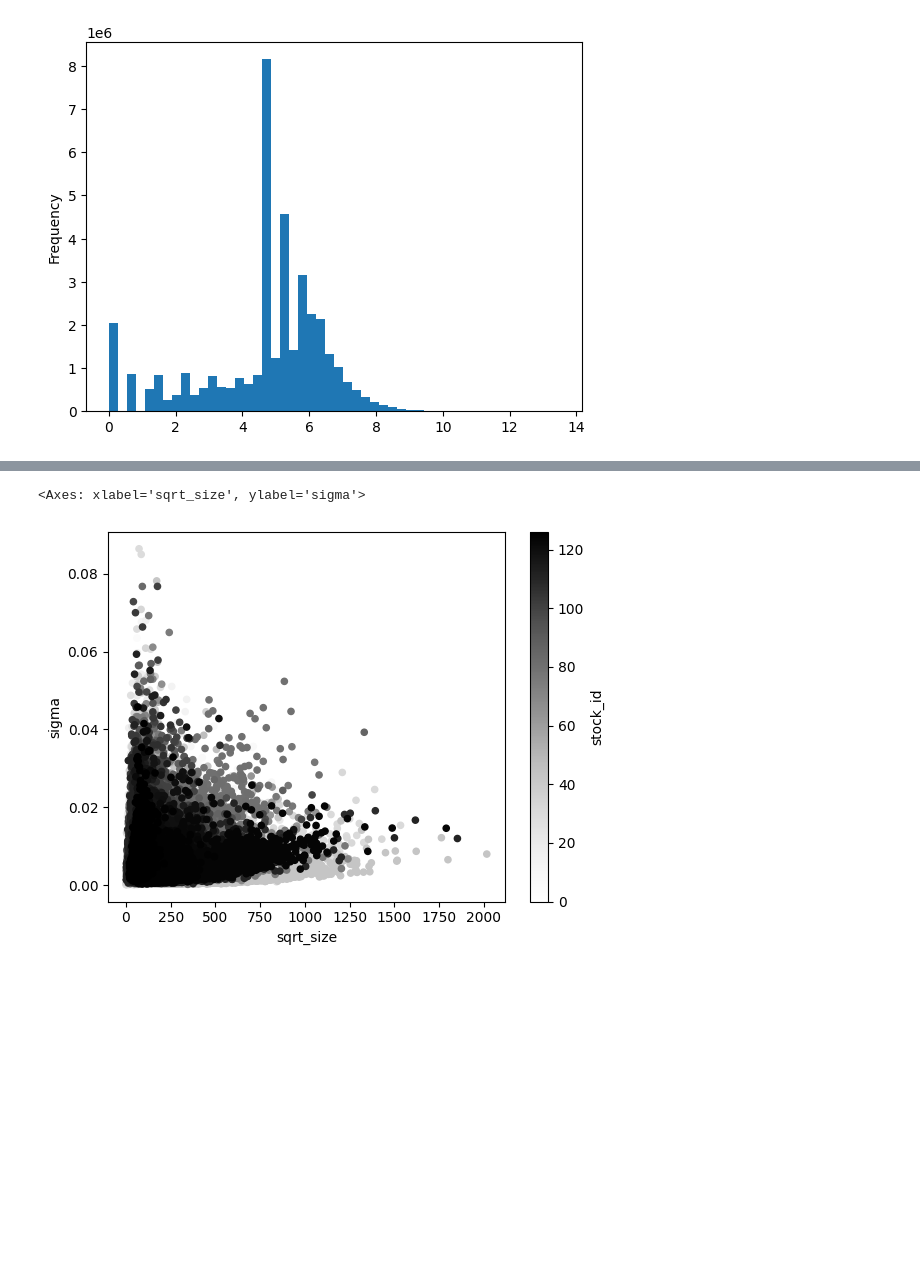
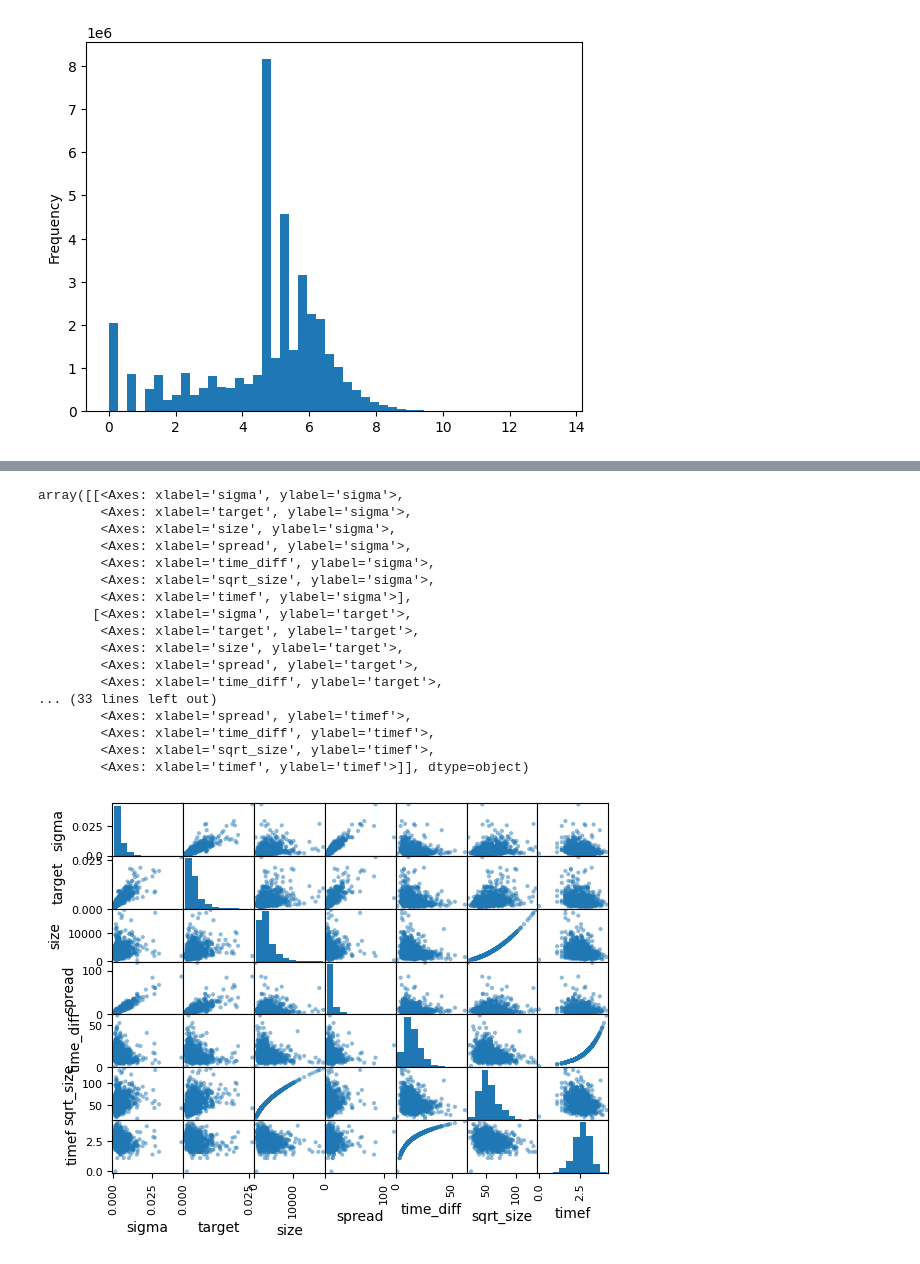
Before and after one commit to petepony/meow_meow, a Jupyter notebook: data_cleanup.ipynb, the cells around one changed output, grey strips where cells are left out. Drawn from its saved outputs; the diff is of its cells as text; code cells hidden in the pictures; blank space fills up the shorter version.

```diff
--- a/data_cleanup.ipynb
+++ b/data_cleanup.ipynb
@@ -27,3 +27,10 @@ np.log(df.time_diff.value_counts()).plot.hist(bins = 50)
 [figure]
 # %%
 #meow moew
+# %%
+target = pd.read_csv("baseline.csv",index_col="Unnamed: 0")
+
+
+
+gb = df.groupby(by=['stock_id', 'time_id']).agg({"size":"sum", "spread": "mean","time_diff":"max"})
+gb['log_time_diff'] = np.log(gb.time_diff)
@@ -30,15 +39,9 @@ np.log(df.time_diff.value_counts()).plot.hist(bins = 50)
+# %%
+avg_per_stock = target.groupby('stock_id')['log_time_diff'].transform('mean')
+# %%
+target['timefunc'] = np.abs(target['log_time_diff']- avg_per_stock)**.5
+
+
+#timef = gb.apply(func = timefunc, axis=1)
 # %%
-target = pd.read_csv("past_vols.csv",index_col="Unnamed: 0")
-
-df.head()
-
-df_size = df['size']
-
-
-
-gb = df.groupby(by=['stock_id', 'time_id']).agg({"size":"sum", "spread": "mean","time_diff":"max"})
-
-target = target.merge(gb.reset_index())
-
-target['sqrt_size'] = np.sqrt(target['size'])
-target['timef'] = np.log(target['time_diff'])
+target.timefunc.describe()
@@ -61,8 +74,25 @@ target.plot.scatter(x="spread", y="sigma",c= "stock_id")
 # %%
-target.plot.scatter(x="sqrt_size", y="sigma",c= "stock_id")
+
+pd.plotting.scatter_matrix(target.head(1000).drop(columns=['stock_id','time_id']))
 
 #Size low corr with sigma: prob due to low corr size ~ volume
 # %% [output]
-<Axes: xlabel='sqrt_size', ylabel='sigma'>
+array([[<Axes: xlabel='sigma', ylabel='sigma'>,
+        <Axes: xlabel='target', ylabel='sigma'>,
+        <Axes: xlabel='size', ylabel='sigma'>,
+        <Axes: xlabel='spread', ylabel='sigma'>,
+        <Axes: xlabel='time_diff', ylabel='sigma'>,
+        <Axes: xlabel='sqrt_size', ylabel='sigma'>,
+        <Axes: xlabel='timef', ylabel='sigma'>],
+       [<Axes: xlabel='sigma', ylabel='target'>,
+        <Axes: xlabel='target', ylabel='target'>,
+        <Axes: xlabel='size', ylabel='target'>,
+        <Axes: xlabel='spread', ylabel='target'>,
+        <Axes: xlabel='time_diff', ylabel='target'>,
+... (33 lines left out)
+        <Axes: xlabel='spread', ylabel='timef'>,
+        <Axes: xlabel='time_diff', ylabel='timef'>,
+        <Axes: xlabel='sqrt_size', ylabel='timef'>,
+        <Axes: xlabel='timef', ylabel='timef'>]], dtype=object)
-[figure, old version]
+[figure, new version]
 # %%
```
Also changed, not shown: parts of 6 cells of this notebook.
